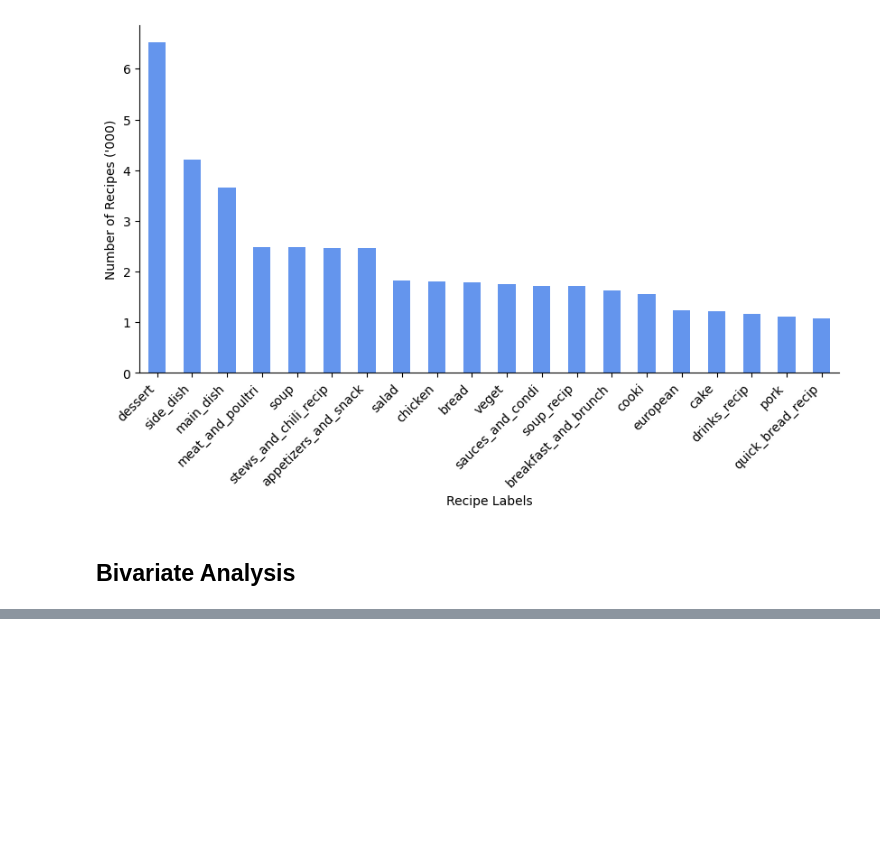
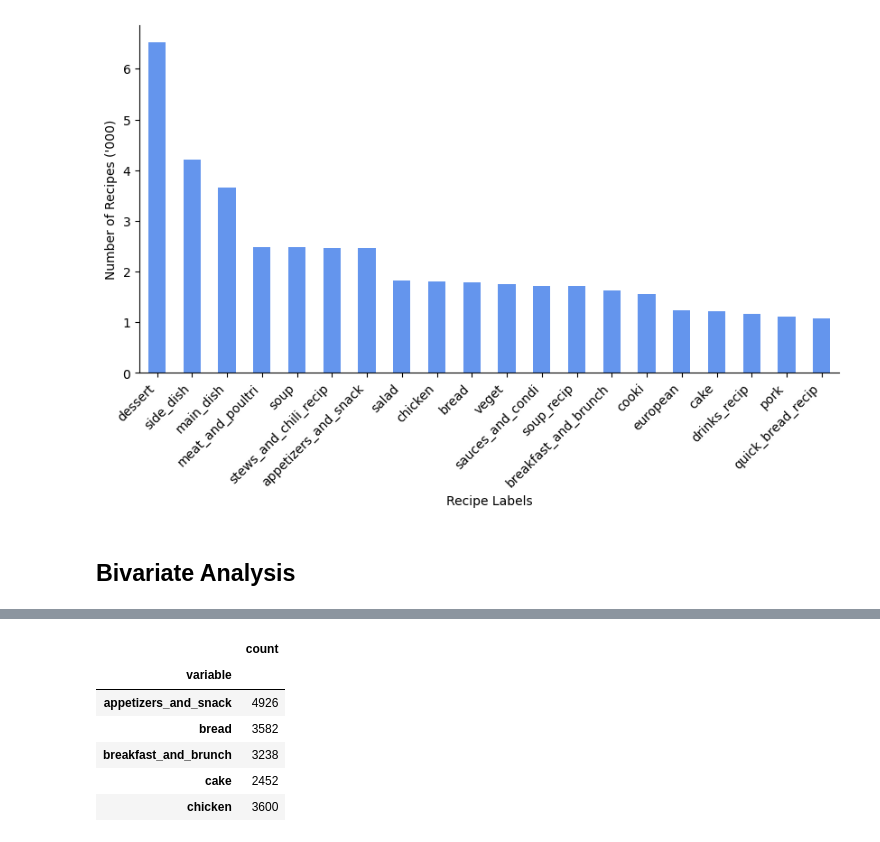
Before and after one commit to andrewyewcy/recipe_classifier, a Jupyter notebook: dev/2023-09-15-text-analysis-with-count-vectorizer.ipynb, the cells around one changed output, grey strips where cells are left out. Saved outputs shown, nothing was run; the diff lists cells and outputs as text; code cells hidden in the pictures; blank space fills up the shorter version.

```diff
--- a/dev/2023-09-15-text-analysis-with-count-vectorizer.ipynb
+++ b/dev/2023-09-15-text-analysis-with-count-vectorizer.ipynb
@@ -725,0 +719,16 @@ Index(['dessert', 'side_dish', 'main_dish', 'meat_and_poultri', 'soup',
+# %%
+plot_df = df_1.groupby(
+    by = "variable"
+).agg(
+    count = ("value","sum")
+)
+
+plot_df.head()
+# %% [output]
+|  | count |
+| variable |  |
+| appetizers_and_snack | 4926 |
+| bread | 3582 |
+| breakfast_and_brunch | 3238 |
+| cake | 2452 |
+| chicken | 3600 |
```
Also changed, not shown: parts of 25 cells of this notebook.
